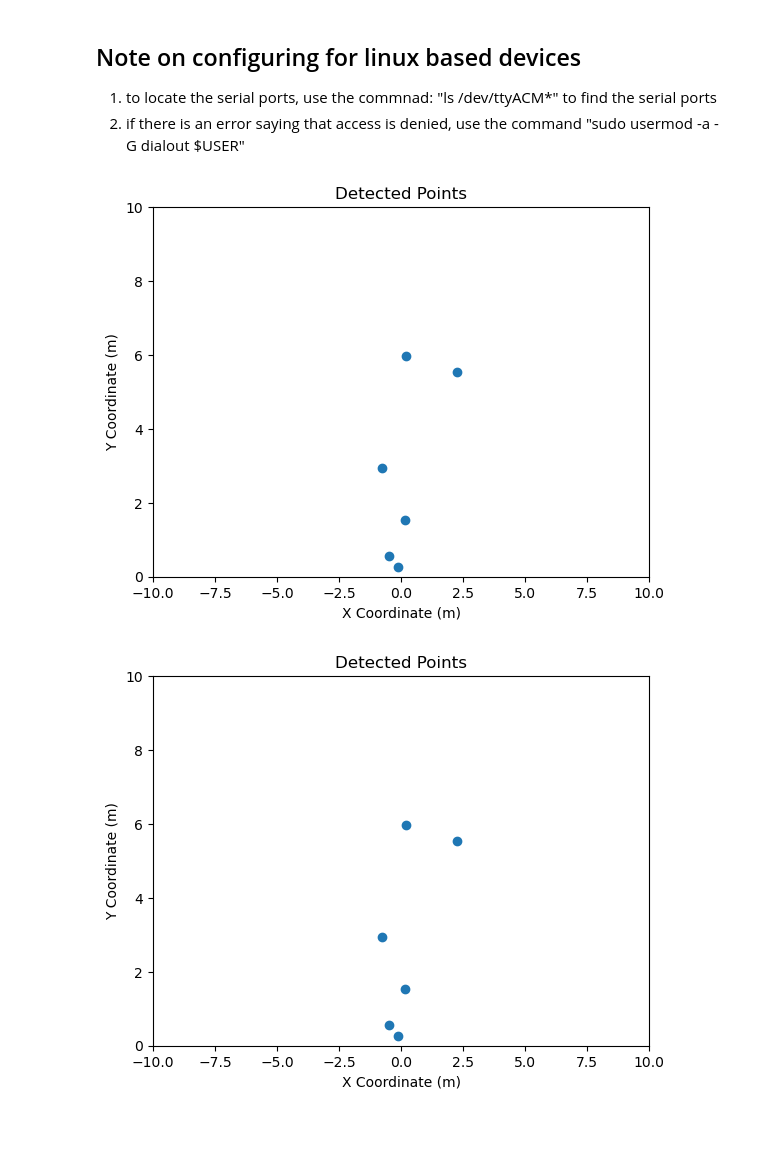
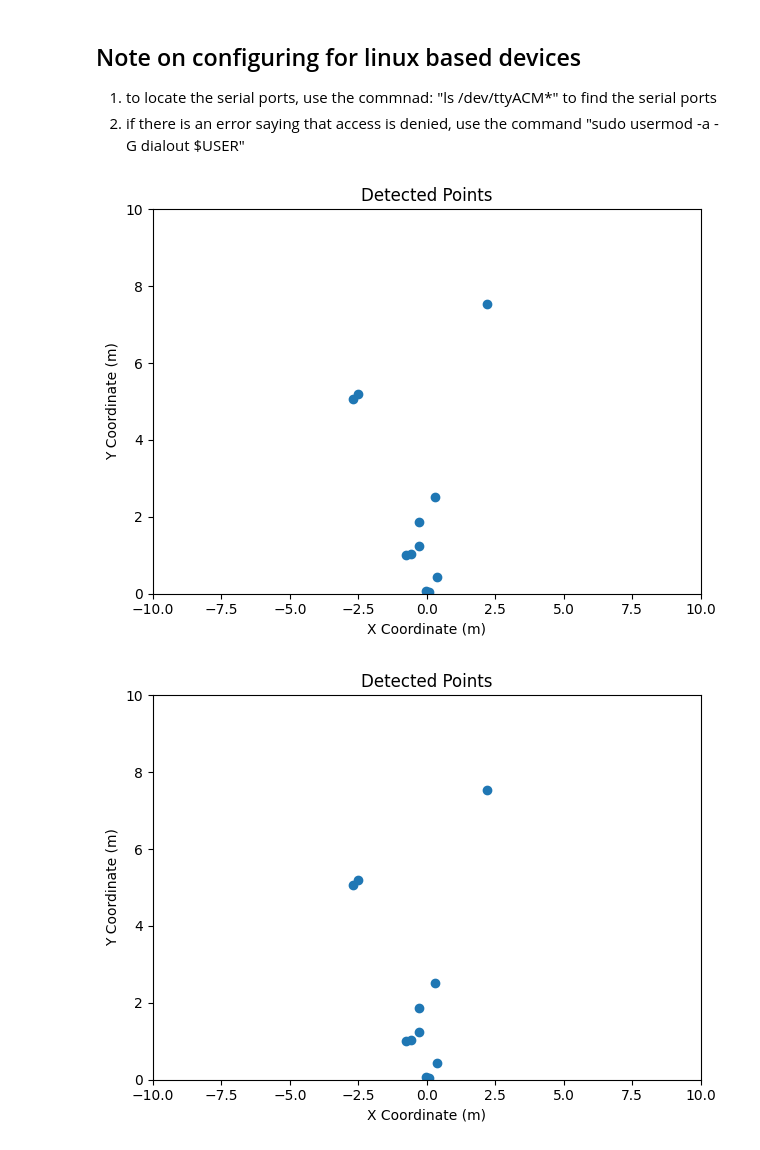
Before and after one commit to davidmhunt/CPSL_TI_Radar, a Jupyter notebook: demo.ipynb, the cells around one changed output. Drawn from its saved outputs; the diff is of its cells as text; code cells hidden in the pictures.

Commit message:
heatmap additions

```diff
--- a/demo.ipynb
+++ b/demo.ipynb
@@ -7,24 +7,24 @@ from Radar import Radar
 2. if there is an error saying that access is denied, use the command "sudo usermod -a -G dialout $USER"
 # %%
 #optional data file to process instead of streaming to the sensor
-data_file = "raw_data_samples/raw_data_sample.dat"
+data_file = "raw_data_samples/heatmap_scatterplot.dat"
 
 #instantiate a new Radar class by supplying the required information
 radar = Radar(
     config_file_name = "configurations/1443config.cfg",
     translate_from_JSON = False,
-    enable_serial = True,
+    enable_serial = False,
     CLI_port = "/dev/ttyACM0",
     Data_port = "/dev/ttyACM1",
     enable_plotting = True,
     jupyter = True,
     data_file = data_file,
     refresh_rate = 50.0,
     verbose = False
 )
 
 #call the .stream() method to perform streaming
 radar.stream()
 # %% [output]
-[figure, old version]
+[figure, new version]
-[figure, old version]
+[figure, new version]
```
Also changed, not shown: 4 other files.
